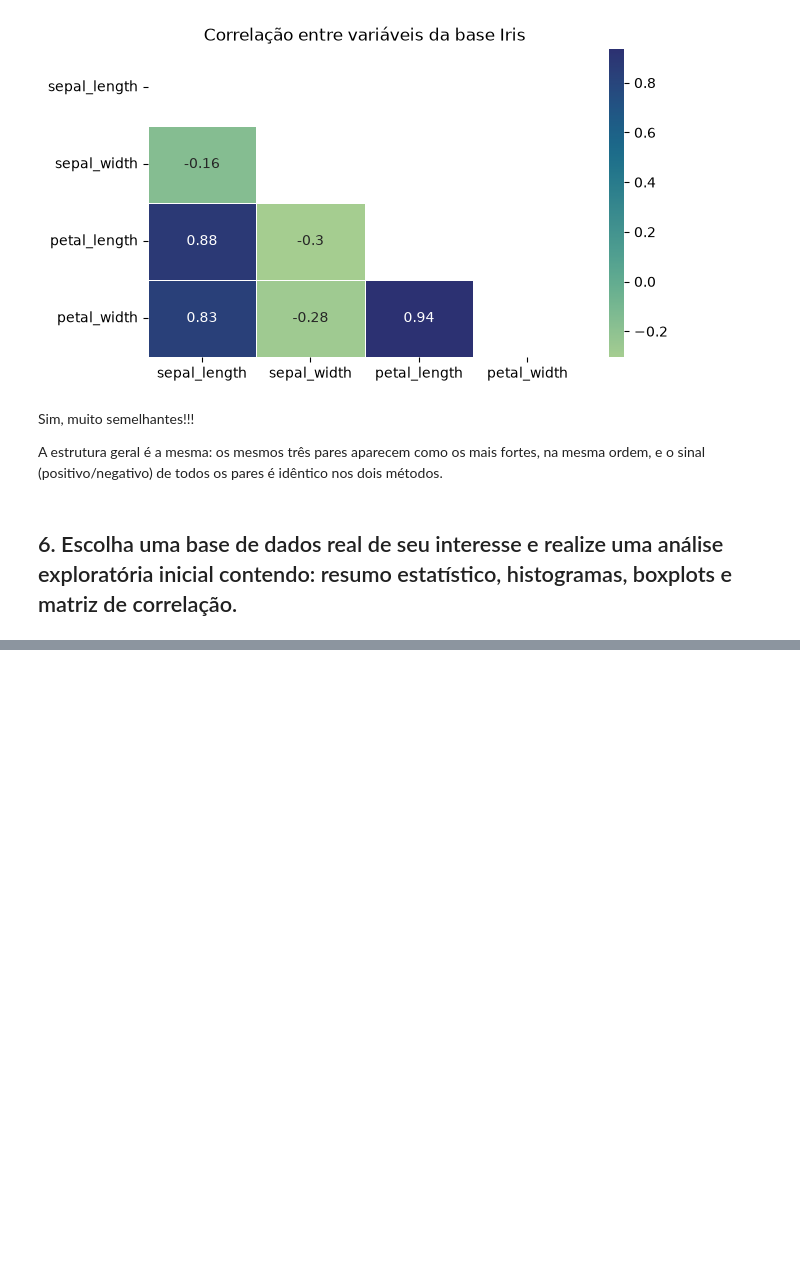
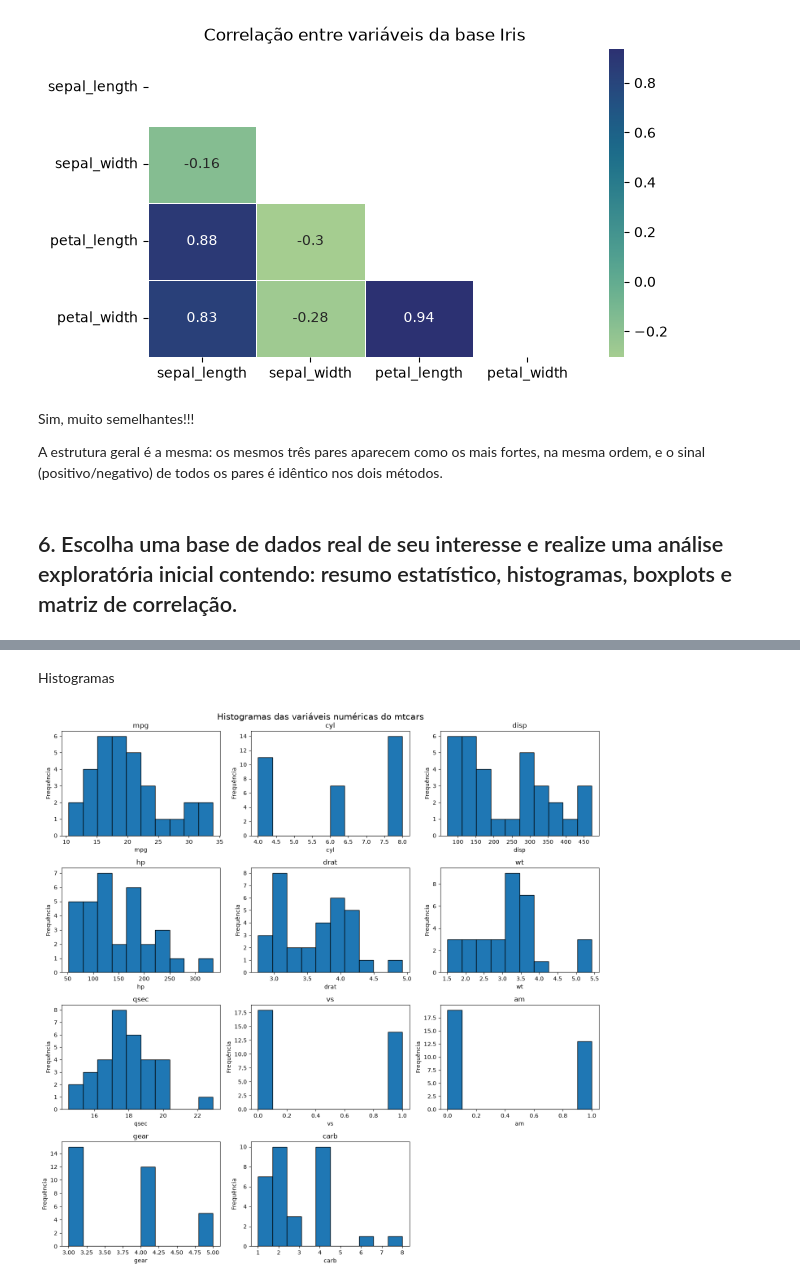
Before and after one commit to saulosgil/CursoMLeCD-USP, a Jupyter notebook: 2-analise_exploratoria_de_dados/exercicios/Aula03_exercicios_Analise_Exploratoria_dados_revisado_didatico_executado.ipynb, the cells around one changed output, grey strips where cells are left out. Drawn from its saved outputs; the diff is of its cells as text; code cells hidden in the pictures; blank space fills up the shorter version.

```diff
--- a/2-analise_exploratoria_de_dados/exercicios/Aula03_exercicios_Analise_Exploratoria_dados_revisado_didatico_executado.ipynb
+++ b/2-analise_exploratoria_de_dados/exercicios/Aula03_exercicios_Analise_Exploratoria_dados_revisado_didatico_executado.ipynb
@@ -196,3 +196,11 @@ Sim, muito semelhantes!!!
 A estrutura geral é a mesma: os mesmos três pares aparecem como os mais fortes, na mesma ordem, e o sinal (positivo/negativo) de todos os pares é idêntico nos dois métodos.
 # %% [markdown]
 ## 6. Escolha uma base de dados real de seu interesse e realize uma análise exploratória inicial contendo: resumo estatístico, histogramas, boxplots e matriz de correlação.
+# %%
+import pandas as pd
+
+url = "https://raw.githubusercontent.com/Kaymaletzki/MtCars_Dataset/main/mtcars_data.csv"
+
+df = pd.read_csv(url)
+
+df.head(5)
@@ -198,0 +300,28 @@ A estrutura geral é a mesma: os mesmos três pares aparecem como os mais fortes
+# %% [markdown]
+Histogramas
+# %%
+import pandas as pd
+import matplotlib.pyplot as plt
+
+# seleciona as variáveis numéricas
+import numpy as np
+df_num = df.select_dtypes(include=np.number)
+
+fig, axes = plt.subplots(4, 3, figsize=(14, 14))
+axes = axes.flatten()  # transforma a grade 4x3 numa lista de 12 eixos
+
+for ax, coluna in zip(axes, df_num.columns):
+    ax.hist(df_num[coluna], bins=10, edgecolor="black")
+    ax.set_title(coluna)
+    ax.set_xlabel(coluna)
+    ax.set_ylabel("Frequência")
+
+# esconde os painéis que sobraram (12 eixos, 11 variáveis)
+for ax in axes[len(df_num.columns):]:
+    ax.set_visible(False)
+
+fig.suptitle("Histogramas das variáveis numéricas do mtcars", fontsize=15)
+plt.tight_layout()
+plt.show()
+# %% [output]
+[figure, added]
```
Also changed, not shown: parts of 15 cells of this notebook.
